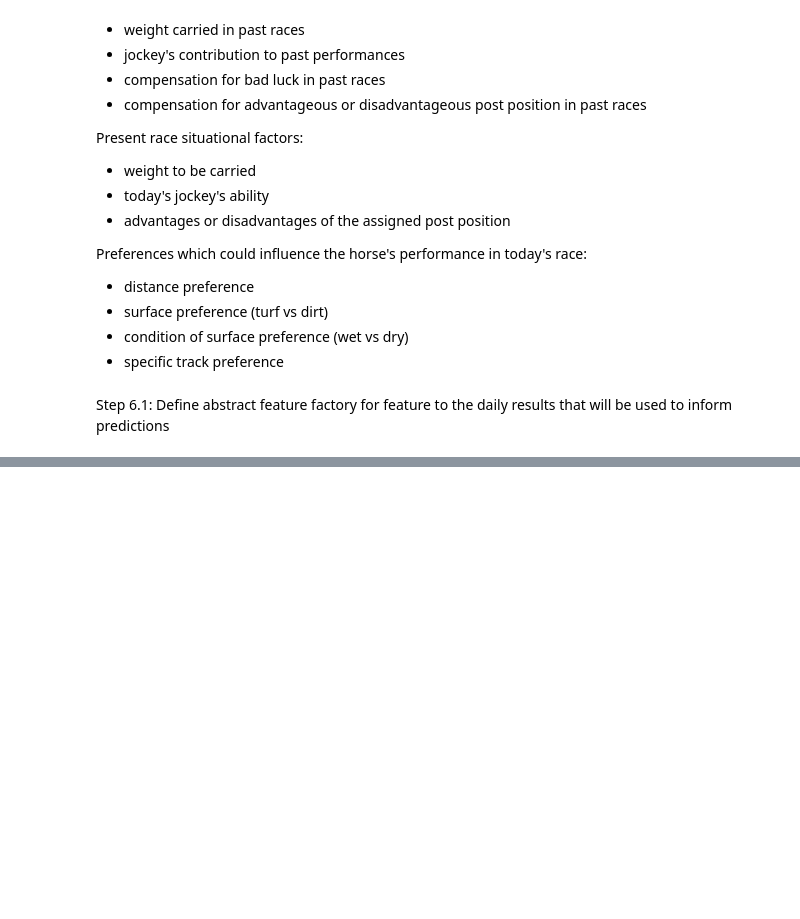
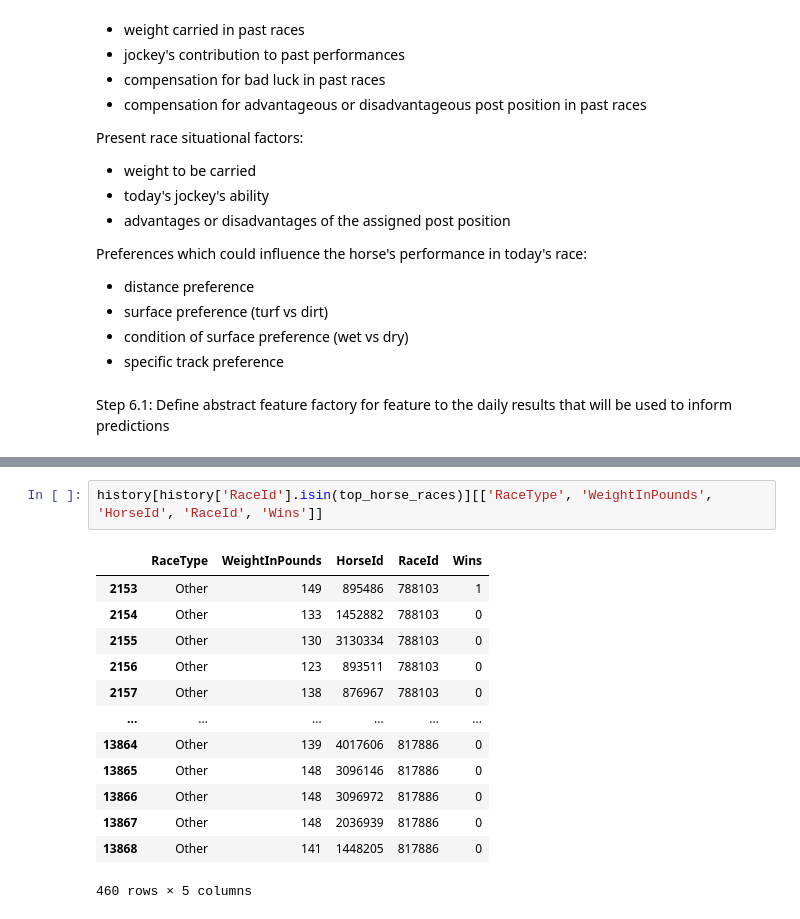
Before and after one commit to LeeSanderson/RacingData, a Jupyter notebook: Data/Analysis.ipynb, the cells around one changed output, grey strips where cells are left out. Cells and saved outputs as stored; diff of their text form; blank space fills up the shorter version.

```diff
--- a/Data/Analysis.ipynb
+++ b/Data/Analysis.ipynb
@@ -473,0 +623,16 @@ predictor.predictions[['HorseId', 'FinishingPosition', 'RecentPerformance', 'Rac
+# %%
+history[history['RaceId'].isin(top_horse_races)][['RaceType', 'WeightInPounds', 'HorseId', 'RaceId', 'Wins']]
+# %% [output]
+|  | RaceType | WeightInPounds | HorseId | RaceId | Wins |
+| 2153 | Other | 149 | 895486 | 788103 | 1 |
+| 2154 | Other | 133 | 1452882 | 788103 | 0 |
+| 2155 | Other | 130 | 3130334 | 788103 | 0 |
+| 2156 | Other | 123 | 893511 | 788103 | 0 |
+| 2157 | Other | 138 | 876967 | 788103 | 0 |
+| ... | ... | ... | ... | ... | ... |
+| 13864 | Other | 139 | 4017606 | 817886 | 0 |
+| 13865 | Other | 148 | 3096146 | 817886 | 0 |
+| 13866 | Other | 148 | 3096972 | 817886 | 0 |
+| 13867 | Other | 148 | 2036939 | 817886 | 0 |
+| 13868 | Other | 141 | 1448205 | 817886 | 0 |
+460 rows × 5 columns
```
Also changed, not shown: parts of 17 cells of this notebook, 2 other files.
